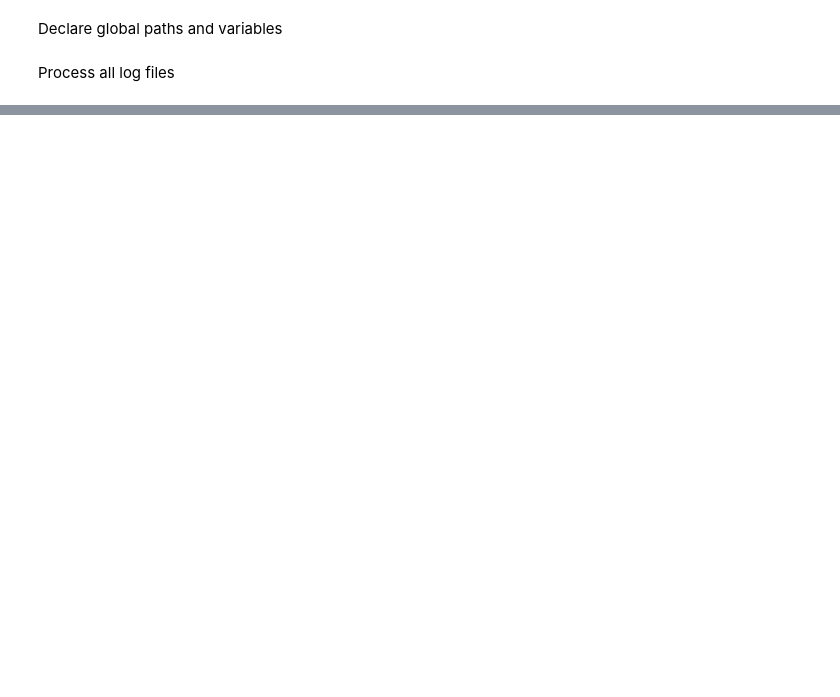
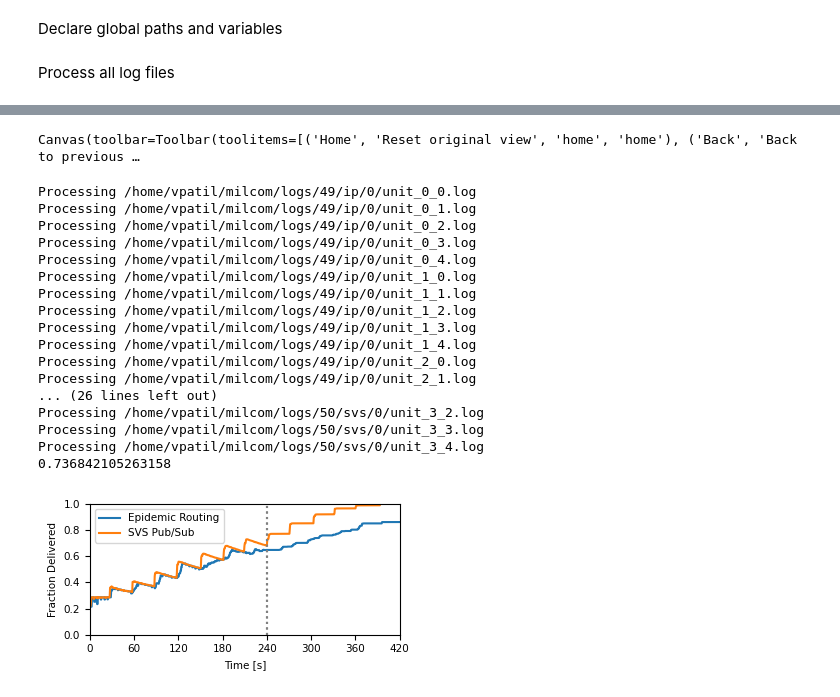
Before and after one commit to phylib/svs-pubsub-eval, a Jupyter notebook: results.ipynb, the cells around one changed output, grey strips where cells are left out. Cells and saved outputs as stored; diff of their text form; code cells hidden in the pictures; blank space fills up the shorter version.

```diff
--- a/results.ipynb
+++ b/results.ipynb
@@ -87,7 +90,7 @@ def plot_delivery(ax, outer_run, proto, label=None):
 
     print((num_recv/(PLATOONS*NODES_PER_PLATOON-1)/num_pubs)[-1])
 
-    x, y = time_vals+(2 if proto == 'ip' else 1), num_recv/(PLATOONS*NODES_PER_PLATOON-1)/num_pubs
+    x, y = time_vals+(2 if proto == 'ip' else 1), num_recv/NUM_RECVRS/num_pubs
 
     ax.plot(x, y, label=label)
     ax.axvline(x=SWITCH_TIME*PLATOONS*NUM_ROUNDS, color='gray', linestyle=':')
@@ -234,3 +323,55 @@ Canvas(toolbar=Toolbar(toolitems=[('Home', 'Reset original view', 'home', 'home'
+# %%
+#Delivery comparison
+plt.rcParams.update({'font.size': 7.5})
+fig, ax = plt.subplots()
+fig.set_size_inches(4, 1.7)
+ax.set_ylabel('Fraction Delivered')
+ax.set_xlabel('Time [s]')
+ax.set_ylim(0, 1)
+
+#old
+#plot_delivery(ax, 24, "ip", label="Epidemic Routing")
+#plot_delivery(ax, 21, "svs", label="SVS Pub/Sub")
+
+#3nodenew
+#plot_delivery(ax, 43, "ip", label="Epidemic Routing")
+#plot_delivery(ax, 38, "svs", label="SVS Pub/Sub")
+#5nodenew (44)
+plot_delivery(ax, 49, "ip", label="Epidemic Routing")
+plot_delivery(ax, 50, "svs", label="SVS Pub/Sub")
+ax.set_xlim(0, 420)
+
+#wifi
+#plot_delivery(ax, 42, "ip", label="Epidemic Routing")
+#plot_delivery(ax, 42, "svs", label="SVS Pub/Sub")
+
+#ax.set_xlim(0, 210)
+ax.legend()
+
+fig.savefig("delivery.pdf", bbox_inches='tight', pad_inches = 0)
+
+display(fig)
+plt.close()
+# %% [output]
+Canvas(toolbar=Toolbar(toolitems=[('Home', 'Reset original view', 'home', 'home'), ('Back', 'Back to previous …
+Processing /home/vpatil/milcom/logs/49/ip/0/unit_0_0.log
+Processing /home/vpatil/milcom/logs/49/ip/0/unit_0_1.log
+Processing /home/vpatil/milcom/logs/49/ip/0/unit_0_2.log
+Processing /home/vpatil/milcom/logs/49/ip/0/unit_0_3.log
+Processing /home/vpatil/milcom/logs/49/ip/0/unit_0_4.log
+Processing /home/vpatil/milcom/logs/49/ip/0/unit_1_0.log
+Processing /home/vpatil/milcom/logs/49/ip/0/unit_1_1.log
+Processing /home/vpatil/milcom/logs/49/ip/0/unit_1_2.log
+Processing /home/vpatil/milcom/logs/49/ip/0/unit_1_3.log
+Processing /home/vpatil/milcom/logs/49/ip/0/unit_1_4.log
+Processing /home/vpatil/milcom/logs/49/ip/0/unit_2_0.log
+Processing /home/vpatil/milcom/logs/49/ip/0/unit_2_1.log
+... (26 lines left out)
+Processing /home/vpatil/milcom/logs/50/svs/0/unit_3_2.log
+Processing /home/vpatil/milcom/logs/50/svs/0/unit_3_3.log
+Processing /home/vpatil/milcom/logs/50/svs/0/unit_3_4.log
+0.736842105263158
+[figure, added]
 # %%
 # Traffic comparison plot
 plt.rcParams.update({'font.size': 9})
```
Also changed, not shown: parts of 7 cells of this notebook.
